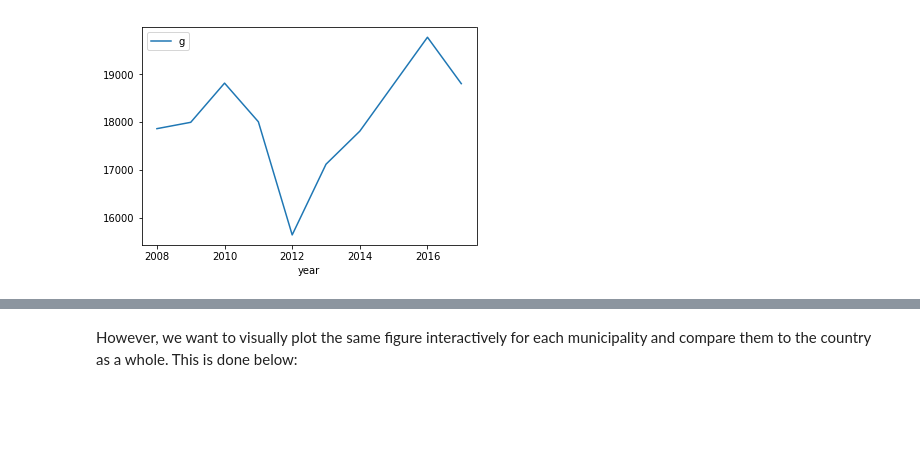
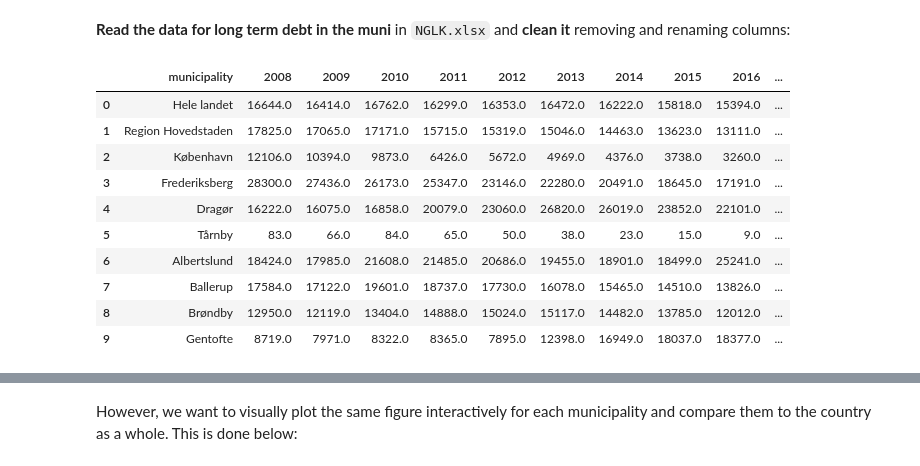
Before and after one commit to NumEconCopenhagen/projects-2019-peter-larsens-kaffe-m-havre, a Jupyter notebook: dataproject/dataProject.ipynb, the cells around one changed output, grey strips where cells are left out. Drawn from its saved outputs; the diff is of its cells as text; code cells hidden in the pictures; blank space fills up the shorter version.

```diff
--- a/dataproject/dataProject.ipynb
+++ b/dataproject/dataProject.ipynb
@@ -202,4 +42,29 @@ gaeld_tall
-# %%
-gaeld_tall.loc[gaeld_tall['municipality2'] == 'Køge', :].plot(x='year',y='g');
-# %% [output]
-[figure, removed]
+# %% [markdown]
+**Read the data for long term debt in the muni** in ``NGLK.xlsx`` and **clean it** removing and renaming columns:
+# %%
+# Getting the right columns and rows
+
+#a) Skip first 3 rows
+debt = pd.read_excel(filename, skiprows=2)
+debt.head(10)
+
+# b) The first couple of columns are not needed and contain only missing values (denoted by NaN (Not a Number)), so we will drop those.
+drop_these = ['Unnamed: 0', 'Unnamed: 1', 'Unnamed: 2']
+debt.drop(drop_these, axis=1, inplace=True) # axis = 1 -> columns, inplace=True -> changed, no copy made
+debt.head(10)
+
+# c) We rename the first column 'Unnamed: 3'
+debt.rename(columns = {'Unnamed: 3':'municipality'}, inplace=True)
+debt.head(10)
+# %% [output]
+|  | municipality | 2008 | 2009 | 2010 | 2011 | 2012 | 2013 | 2014 | 2015 | 2016 | ... |
+| 0 | Hele landet | 16644.0 | 16414.0 | 16762.0 | 16299.0 | 16353.0 | 16472.0 | 16222.0 | 15818.0 | 15394.0 | ... |
+| 1 | Region Hovedstaden | 17825.0 | 17065.0 | 17171.0 | 15715.0 | 15319.0 | 15046.0 | 14463.0 | 13623.0 | 13111.0 | ... |
+| 2 | København | 12106.0 | 10394.0 | 9873.0 | 6426.0 | 5672.0 | 4969.0 | 4376.0 | 3738.0 | 3260.0 | ... |
+| 3 | Frederiksberg | 28300.0 | 27436.0 | 26173.0 | 25347.0 | 23146.0 | 22280.0 | 20491.0 | 18645.0 | 17191.0 | ... |
+| 4 | Dragør | 16222.0 | 16075.0 | 16858.0 | 20079.0 | 23060.0 | 26820.0 | 26019.0 | 23852.0 | 22101.0 | ... |
+| 5 | Tårnby | 83.0 | 66.0 | 84.0 | 65.0 | 50.0 | 38.0 | 23.0 | 15.0 | 9.0 | ... |
+| 6 | Albertslund | 18424.0 | 17985.0 | 21608.0 | 21485.0 | 20686.0 | 19455.0 | 18901.0 | 18499.0 | 25241.0 | ... |
+| 7 | Ballerup | 17584.0 | 17122.0 | 19601.0 | 18737.0 | 17730.0 | 16078.0 | 15465.0 | 14510.0 | 13826.0 | ... |
+| 8 | Brøndby | 12950.0 | 12119.0 | 13404.0 | 14888.0 | 15024.0 | 15117.0 | 14482.0 | 13785.0 | 12012.0 | ... |
+| 9 | Gentofte | 8719.0 | 7971.0 | 8322.0 | 8365.0 | 7895.0 | 12398.0 | 16949.0 | 18037.0 | 18377.0 | ... |
```
Also changed, not shown: parts of 46 cells of this notebook, 2 other files.
